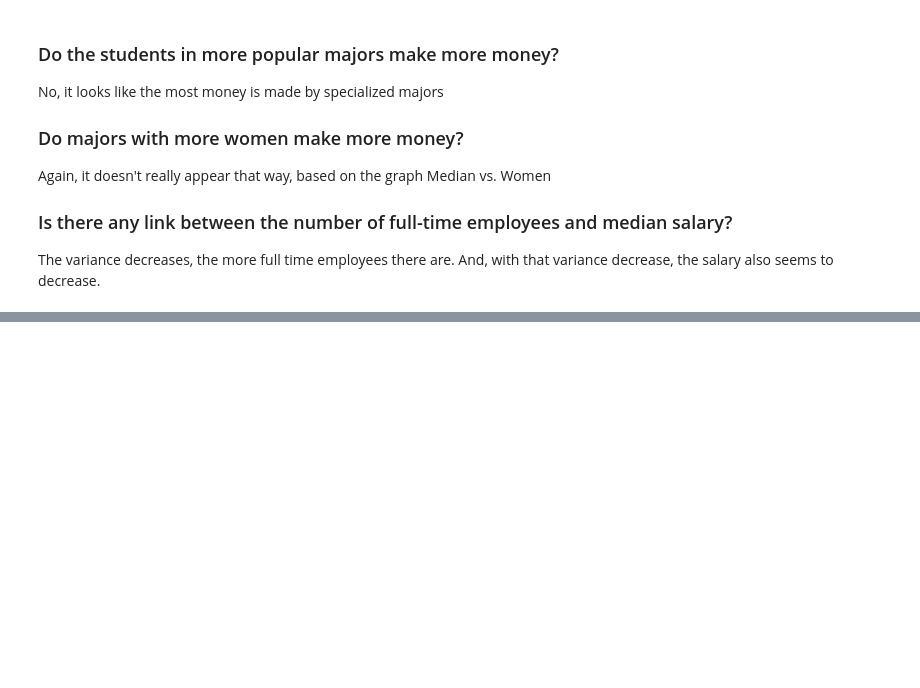
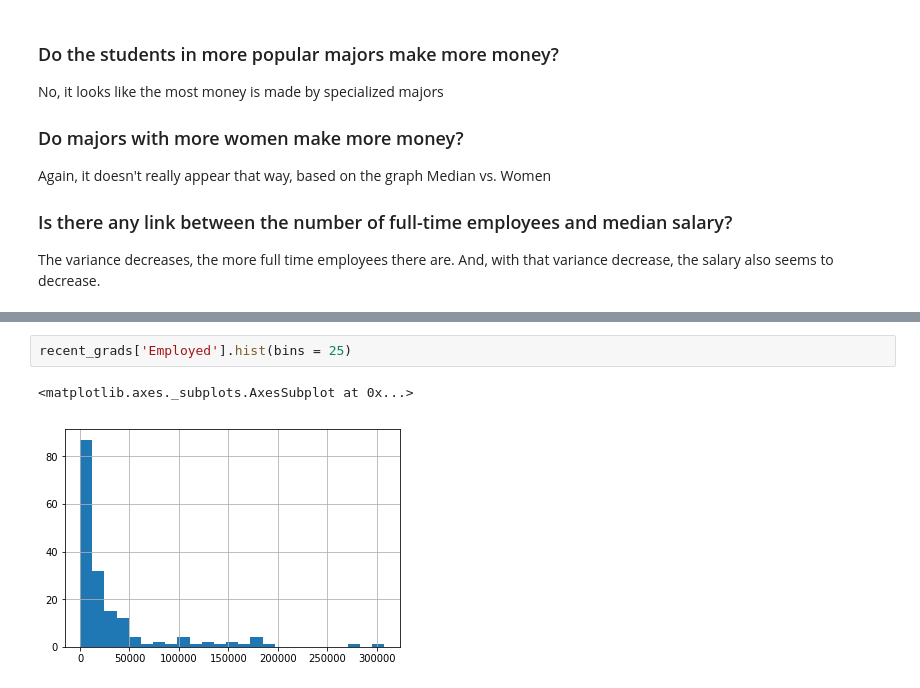
Before and after one commit to natekotila/DataQuestProjects, a Jupyter notebook: community/CollegeVisualization.ipynb, the cells around one changed output, grey strips where cells are left out. Drawn from its saved outputs; the diff is of its cells as text; blank space fills up the shorter version.

```diff
--- a/community/CollegeVisualization.ipynb
+++ b/community/CollegeVisualization.ipynb
@@ -108,0 +119,5 @@ The variance decreases, the more full time employees there are. And, with that v
+# %%
+recent_grads['Employed'].hist(bins = 25)
+# %% [output]
+<matplotlib.axes._subplots.AxesSubplot at 0x...>
+[figure, added]
```
Also changed, not shown: parts of 15 cells of this notebook.
